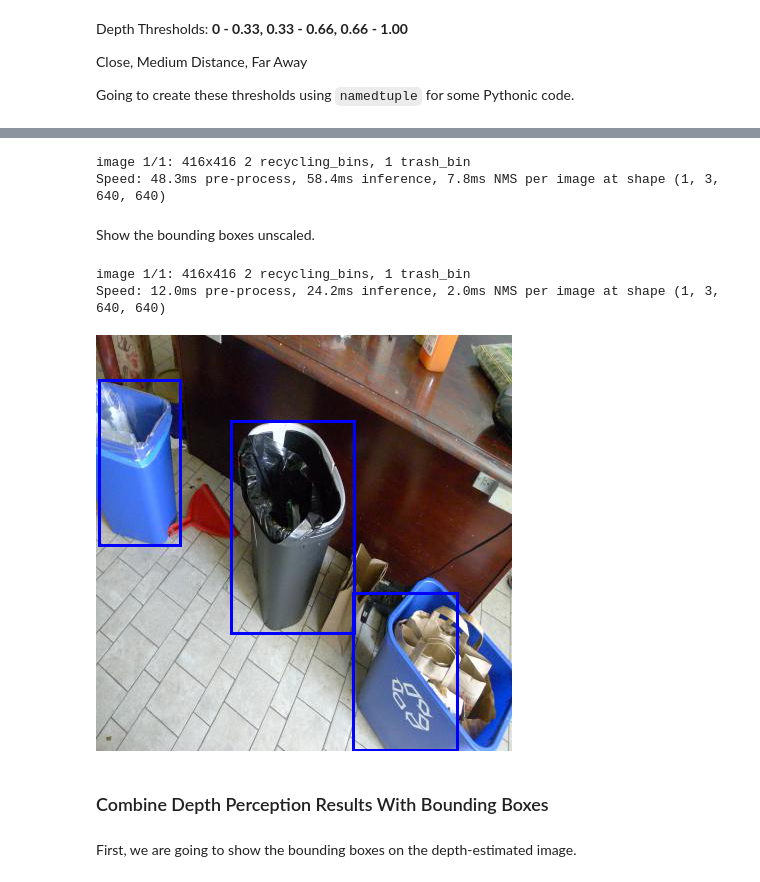
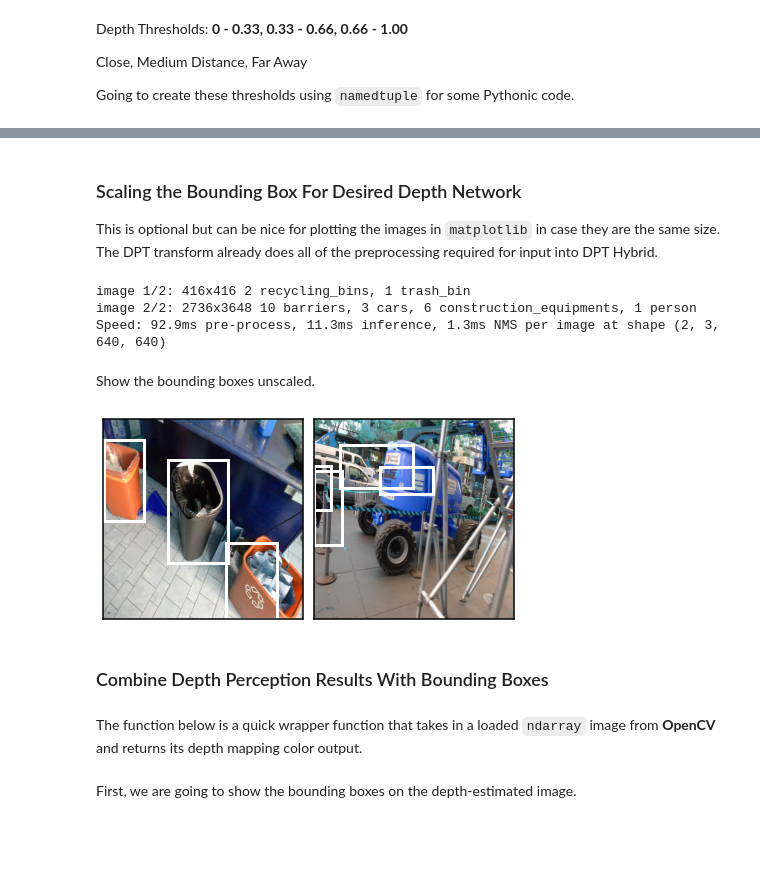
Before and after one commit to AstroNoodles/Mini-Projects, a Jupyter notebook: JR_Depth_Detection.ipynb, the cells around one changed output, grey strips where cells are left out. Cells and saved outputs as stored; diff of their text form; code cells hidden in the pictures; blank space fills up the shorter version.

```diff
--- a/JR_Depth_Detection.ipynb
+++ b/JR_Depth_Detection.ipynb
@@ -266,49 +256,56 @@ The depth neural network for AdaBins takes images that are of size 640 x 480. So
+# %% [markdown]
+### Scaling the Bounding Box For Desired Depth Network
+
+This is optional but can be nice for plotting the images in `matplotlib` in case they are the same size. The DPT transform already does all of the preprocessing required for input into DPT Hybrid.
 # %%
-DESIRED_WIDTH = 640 # For AdaBins
-DESIRED_HEIGHT = 480 # For AdaBins
+DESIRED_WIDTH = 416 # For Scaling Purposes (not really needed)
+DESIRED_HEIGHT = 416 # For Scaling Purposes (not really needed)
 CONFIDENCE_THRESHOLD = 5 # how many bounding boxes to load at once
 
 bboxes = get_bboxes(model, images)
 
 for i, image in enumerate(images):
-  image_cv = Image.open(image)
-  width, height = image_cv.width, image_cv.height
+  image_cv = cv2.imread(image)
+  width, height, _ = image_cv.shape
   bboxes_current: pd.DataFrame = bboxes[i].head(CONFIDENCE_THRESHOLD)
-  bboxes_current = bboxes_current.reset_index()
   for df_index, df_row in bboxes_current.iterrows():
     # resize each of the xmin, ymin, xmax, ymax to match DESIRED WIDTH HEIGHT
     bboxes_current.at[df_index, 'xmin'] = (int(df_row['xmin']) * DESIRED_WIDTH) / width
     bboxes_current.at[df_index, 'xmax'] = (int(df_row['xmax']) * DESIRED_WIDTH) / width
     bboxes_current.at[df_index, 'ymin'] = (int(df_row['ymin']) * DESIRED_HEIGHT) / height
     bboxes_current.at[df_index, 'ymax'] = (int(df_row['ymax']) * DESIRED_HEIGHT) / height
-  bboxes_current.to_csv(f"curr_bboxes{i}.csv")
+  bboxes[i] = bboxes_current
 # %% [output]
-image 1/1: 416x416 2 recycling_bins, 1 trash_bin
-Speed: 48.3ms pre-process, 58.4ms inference, 7.8ms NMS per image at shape (1, 3, 640, 640)
+image 1/2: 416x416 2 recycling_bins, 1 trash_bin
+image 2/2: 2736x3648 10 barriers, 3 cars, 6 construction_equipments, 1 person
+Speed: 92.9ms pre-process, 11.3ms inference, 1.3ms NMS per image at shape (2, 3, 640, 640)
 # %% [markdown]
 Show the bounding boxes unscaled.
-# %%
-from PIL import ImageDraw
-
-bboxes = get_bboxes(model, images)
-color = (0, 0, 255)
-thickness = 3
-image_rects = []
-
-for i, image in enumerate(images):
-  image_cv = Image.open(image)
-  image_draw = ImageDraw.Draw(image_cv)
-  bboxes_current: pd.DataFrame = bboxes[i]
-  bboxes_current = bboxes_current.reset_index()
-  for df_index, df_row in bboxes_current.iterrows():
-    start_coords = (int(df_row['xmin']), int(df_row['ymin']))
-    end_coords = (int(df_row['xmax']), int(df_row['ymax']))
-    #image_cv = cv2.cvtColor(image_cv, cv2.COLOR_RGB2BGR)
-    image_draw.rectangle([start_coords, end_coords], outline=color, width=thickness)
-  display(image_cv)
-# %% [output]
-image 1/1: 416x416 2 recycling_bins, 1 trash_bin
-Speed: 12.0ms pre-process, 24.2ms inference, 2.0ms NMS per image at shape (1, 3, 640, 640)
-[figure, removed]
+# %%
+fig, axes = plt.subplots(1, len(bboxes))
+THICKNESS = 3
+
+for i, image in enumerate(images):
+  image_cv = cv2.imread(image)
+  image_cv = cv2.resize(image_cv, (DESIRED_WIDTH, DESIRED_HEIGHT), interpolation = cv2.INTER_AREA)
+
+  axes[i].imshow(image_cv)
+
+  bboxes_current: pd.DataFrame = bboxes[i].head(CONFIDENCE_THRESHOLD)
+  bboxes_current = bboxes_current.reset_index()
+  for df_index, df_row in bboxes_current.iterrows():
+    xmin, ymin = (int(df_row['xmin']), int(df_row['ymin']))
+    xmax, ymax = (np.ceil(df_row['xmax']), np.ceil(df_row['ymax']))
+    rect = patches.Rectangle((xmin, ymin), xmax - xmin, ymax - ymin, linewidth=THICKNESS, edgecolor='w', facecolor='none')
+    axes[i].add_patch(rect)
+    axes[i].tick_params(left = False, right = False , labelleft = False ,
+                labelbottom = False, bottom = False)
+
+
+fig.tight_layout()
+# %% [output]
+[figure, added]
 # %% [markdown]
 ### Combine Depth Perception Results With Bounding Boxes
+# %% [markdown]
+The function below is a quick wrapper function that takes in a loaded `ndarray` image from **OpenCV** and returns its depth mapping color output.
```
Also changed, not shown: parts of 59 cells of this notebook.
